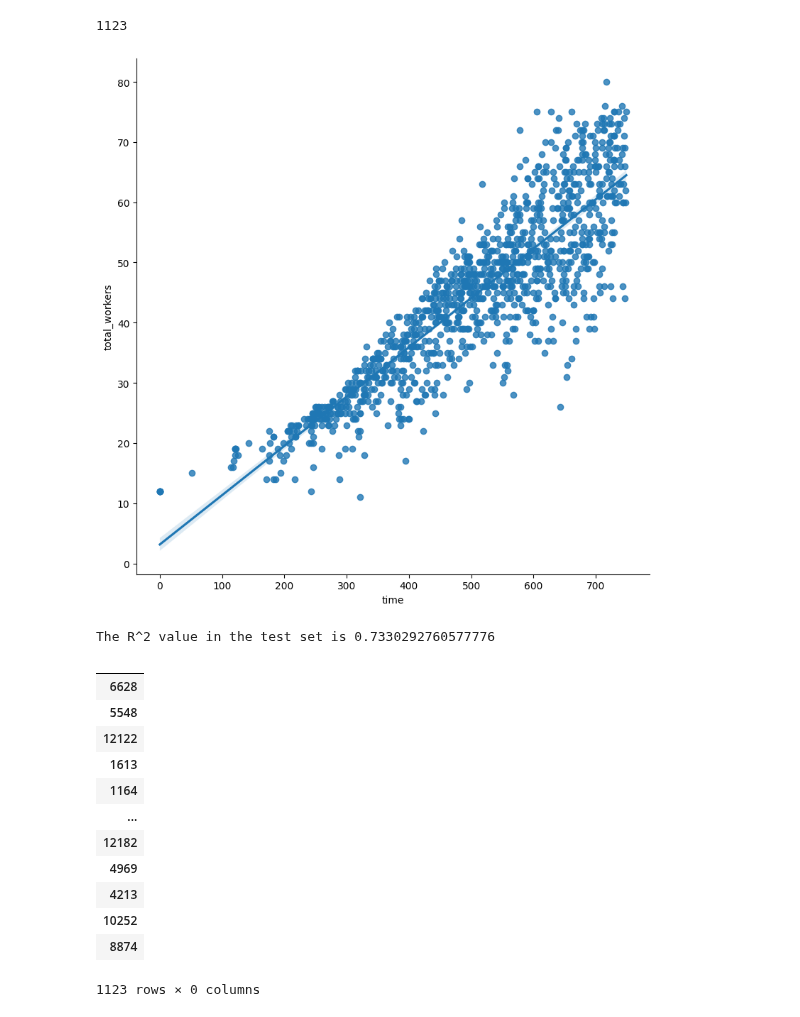
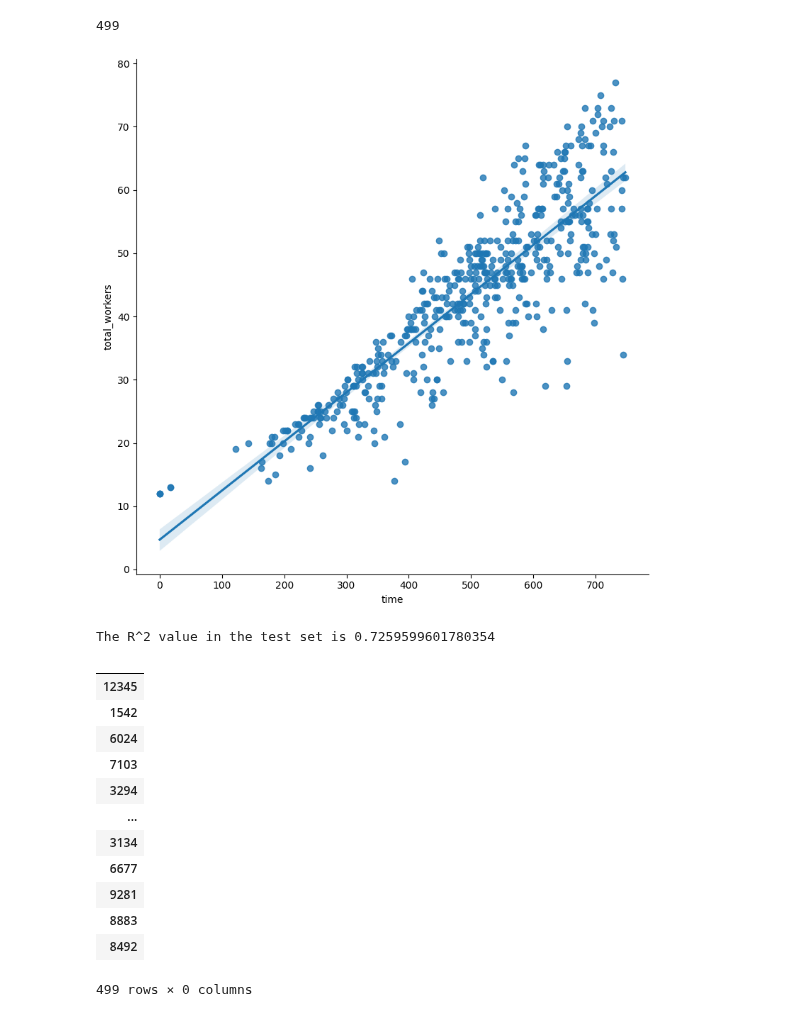
Before and after one commit to Monsieur-Bandana/gurobi_machine_learning, a Jupyter notebook: cleanCode/linreg_sc_learn.ipynb, the cells around one changed output. Drawn from its saved outputs; the diff is of its cells as text; code cells hidden in the pictures.

```diff
--- a/cleanCode/linreg_sc_learn.ipynb
+++ b/cleanCode/linreg_sc_learn.ipynb
@@ -36,16 +36,16 @@ len(dfTerranReg)
 # %%
 
-df2 = dfTerranReg.sample(frac=0.45)
+df2 = dfTerranReg.sample(frac=0.2)
 
 len(df2)
 # %% [output]
-1123
+499
 # %%
-df2 = df2[df2["resource_mining"] < 50000]
+
 g3= sns.lmplot(x="time", y="total_workers", order=1, data=df2,
           height=8)
 # %% [output]
-[figure, old version]
+[figure, new version]
 # %%
 
 
@@ -65,7 +65,7 @@ lin_reg.fit(X_train, y_train)
 y_pred = lin_reg.predict(X_test)
 print(f"The R^2 value in the test set is {r2_score(y_test, y_pred)}")
 # %% [output]
-The R^2 value in the test set is 0.7330292760577776
+The R^2 value in the test set is 0.7259599601780354
 # %%
 
 
@@ -94,18 +94,18 @@ dfTerran = dfTerran.drop(columns=["resource_mining"])
 dfTerran
 # %% [output]
 |  |
-| 6628 |
-| 5548 |
-| 12122 |
-| 1613 |
-| 1164 |
+| 12345 |
+| 1542 |
+| 6024 |
+| 7103 |
+| 3294 |
 | ... |
-| 12182 |
-| 4969 |
-| 4213 |
-| 10252 |
-| 8874 |
+| 3134 |
+| 6677 |
+| 9281 |
+| 8883 |
+| 8492 |
-1123 rows × 0 columns
+499 rows × 0 columns
 # %%
 
 feats = dfTerran
```
Also changed, not shown: parts of 5 cells of this notebook.
